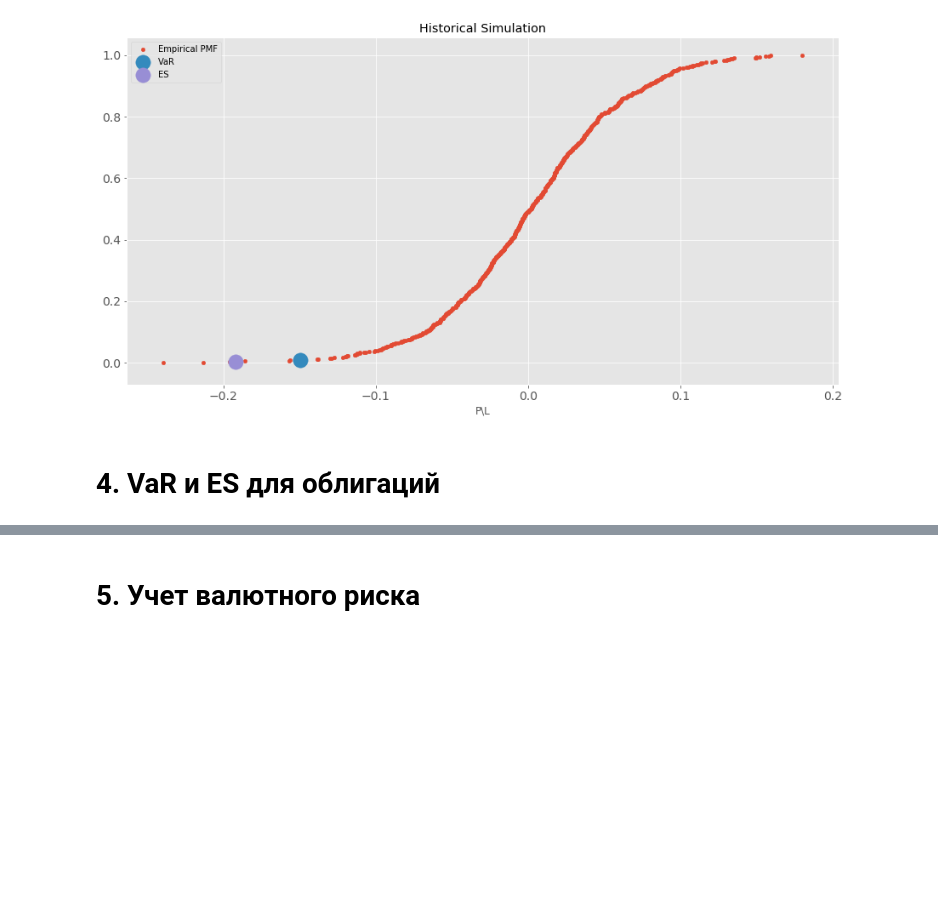
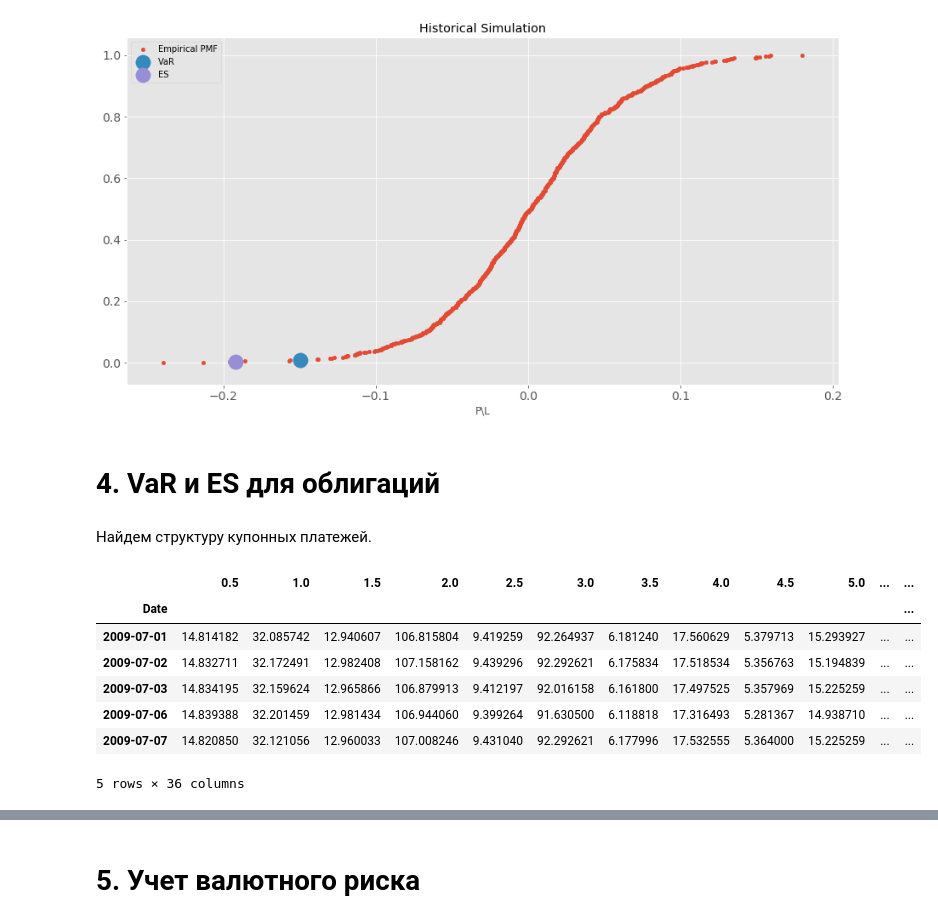
Before and after one commit to andrey-lukyanov/Risk-Management, a Jupyter notebook: RM_final.ipynb, the cells around one changed output, grey strips where cells are left out. Cells and saved outputs as stored; diff of their text form; code cells hidden in the pictures; blank space fills up the shorter version.

Commit message:
Bonds in final added

```diff
--- a/RM_final.ipynb
+++ b/RM_final.ipynb
@@ -165,3 +179,5 @@ ES: Если портфель за 10 дней будет терять боль
 [figure]
 # %% [markdown]
 # 4. VaR и ES для облигаций
+# %% [markdown]
+Найдем структуру купонных платежей.
@@ -167,0 +265,20 @@ ES: Если портфель за 10 дней будет терять боль
+# %%
+bond1 = bond(coupon = 4.84, frequency = 2, maturity = 2)
+bond2 = bond(coupon = 6.14, frequency = 2, maturity = 3)
+bond3 = bond(coupon = 5.7, frequency = 2, maturity = 6)
+bond4 = bond(coupon = 4.34, frequency = 2, maturity = 10, amortization = True)
+bond5 = bond(coupon = 2.28, frequency = 1, maturity = 13, amortization = True)
+bond6 = bond(coupon = 4.73, frequency = 1, maturity = 18, amortization = True)
+
+portfolio = bond_portfolio(bond1, bond2, bond3, bond4, bond5, bond6)
+# %%
+DCF = dcf(portfolio, rates)
+# %% [output]
+|  | 0.5 | 1.0 | 1.5 | 2.0 | 2.5 | 3.0 | 3.5 | 4.0 | 4.5 | 5.0 | ... | ... |
+| Date |  |  |  |  |  |  |  |  |  |  |  | ... |
+| 2009-07-01 | 14.814182 | 32.085742 | 12.940607 | 106.815804 | 9.419259 | 92.264937 | 6.181240 | 17.560629 | 5.379713 | 15.293927 | ... | ... |
+| 2009-07-02 | 14.832711 | 32.172491 | 12.982408 | 107.158162 | 9.439296 | 92.292621 | 6.175834 | 17.518534 | 5.356763 | 15.194839 | ... | ... |
+| 2009-07-03 | 14.834195 | 32.159624 | 12.965866 | 106.879913 | 9.412197 | 92.016158 | 6.161800 | 17.497525 | 5.357969 | 15.225259 | ... | ... |
+| 2009-07-06 | 14.839388 | 32.201459 | 12.981434 | 106.944060 | 9.399264 | 91.630500 | 6.118818 | 17.316493 | 5.281367 | 14.938710 | ... | ... |
+| 2009-07-07 | 14.820850 | 32.121056 | 12.960033 | 107.008246 | 9.431040 | 92.292621 | 6.177996 | 17.532555 | 5.364000 | 15.225259 | ... | ... |
+5 rows × 36 columns
```
Also changed, not shown: parts of 17 cells of this notebook, 1 other file.
